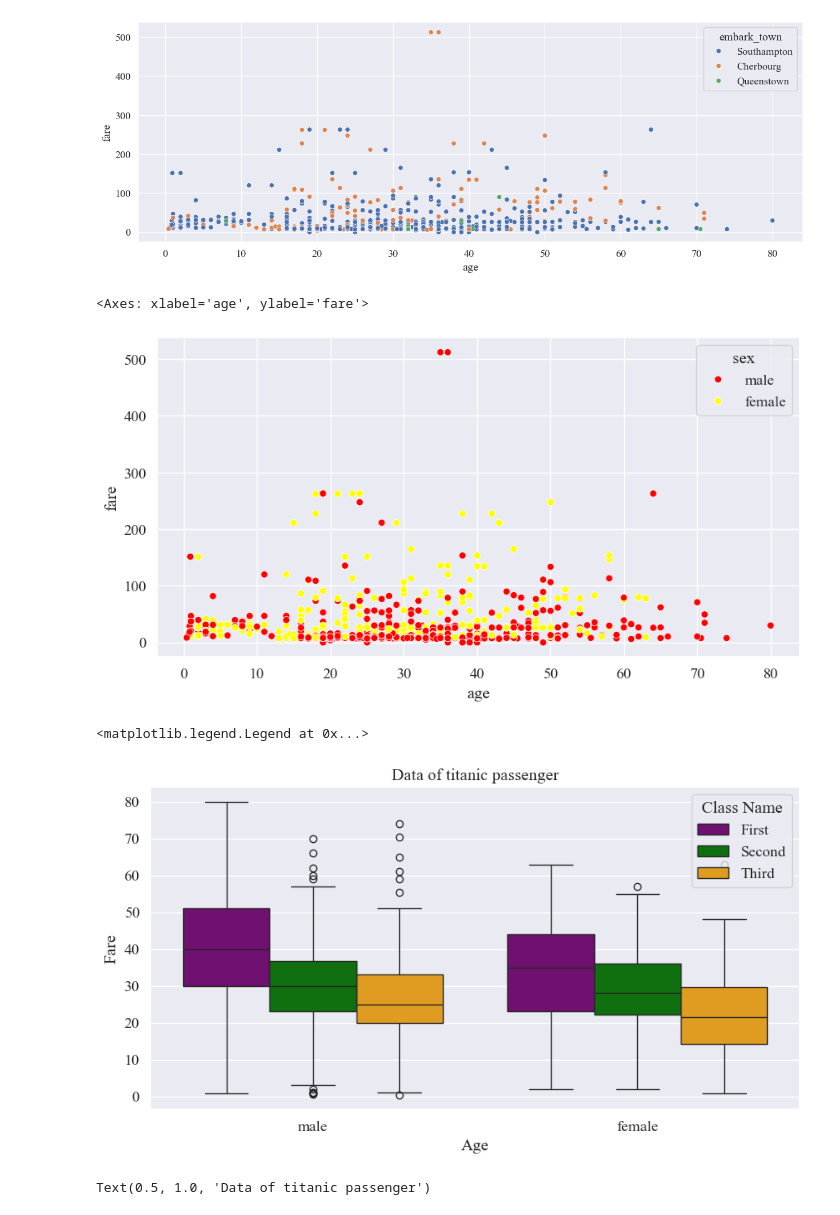
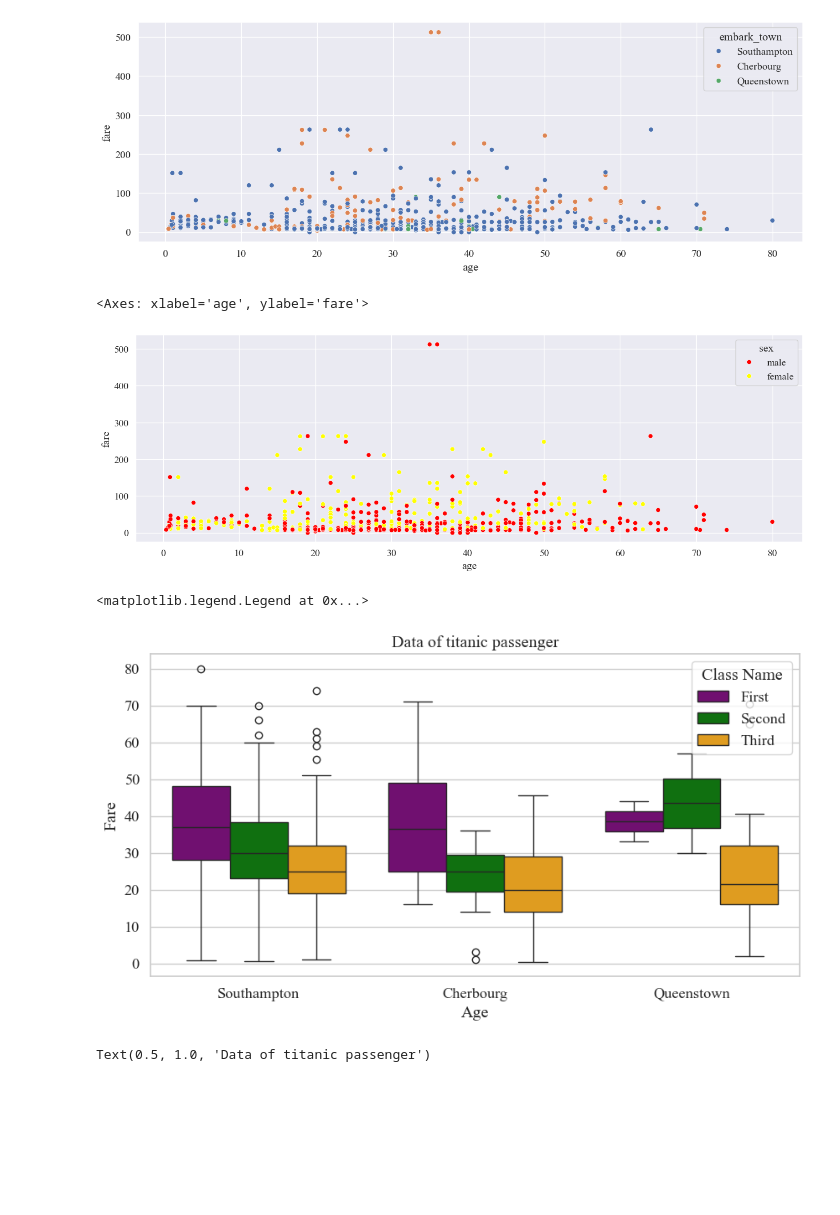
Before and after one commit to summaiyazafar/Learning, a Jupyter notebook: Practice/Python/Data_Visualization/Data_Visualization_Part_2.ipynb, the cells around one changed output. Cells and saved outputs as stored; diff of their text form; code cells hidden in the pictures; blank space fills up the shorter version.

```diff
--- a/Practice/Python/Data_Visualization/Data_Visualization_Part_2.ipynb
+++ b/Practice/Python/Data_Visualization/Data_Visualization_Part_2.ipynb
@@ -85,17 +87,17 @@ sns.scatterplot(data=df, hue='embark_town', x='age', y='fare' )
 <Axes: xlabel='age', ylabel='fare'>
 [figure]
 # %%
-plt.figure(figsize=(10,5))
+plt.figure(figsize=(16,5))
 plate={'male':'red', 'female':'yellow'}
 sns.scatterplot(data=df, x='age', y='fare', hue='sex', palette=plate)
 # %% [output]
 <Axes: xlabel='age', ylabel='fare'>
-[figure, old version]
+[figure, new version]
 # %%
-sns.set_theme(style='darkgrid', font_scale=1.2, font='Times New Roman')
+sns.set_theme(style='whitegrid', font_scale=1.2, font='Times New Roman')
 plt.figure(figsize=(10,5))
 info={'First':'purple', 'Second':'green', 'Third':'orange'}
-sns.boxplot(data=df, x='sex', y='age', hue='class', palette=info)
+sns.boxplot(data=df, x='embark_town', y='age', hue='class', palette=info)
 #labels
 plt.xlabel('Age')
 plt.ylabel('Fare')
@@ -104,7 +106,7 @@ plt.title('Data of titanic passenger')
 plt.legend(loc='upper right', title='Class Name')
 # %% [output]
 <matplotlib.legend.Legend at 0x...>
-[figure, old version]
+[figure, new version]
 # %%
 sns.set_theme(style='darkgrid', font_scale=1.2, font='Times New Roman')
 plt.figure(figsize=(10,5))
```
Also changed, not shown: parts of 6 cells of this notebook, 12 other files.
